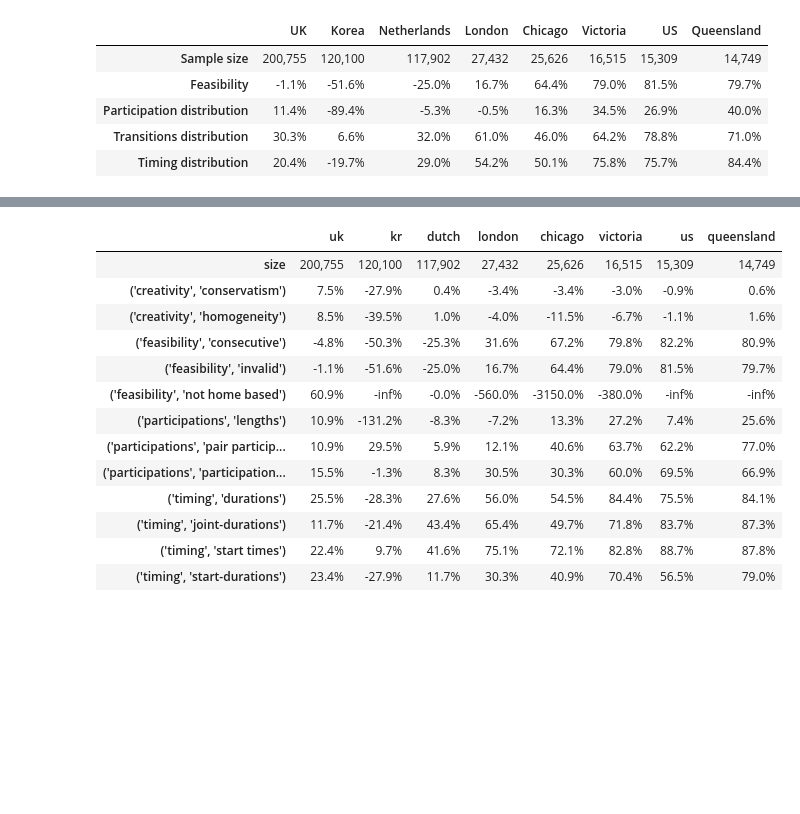
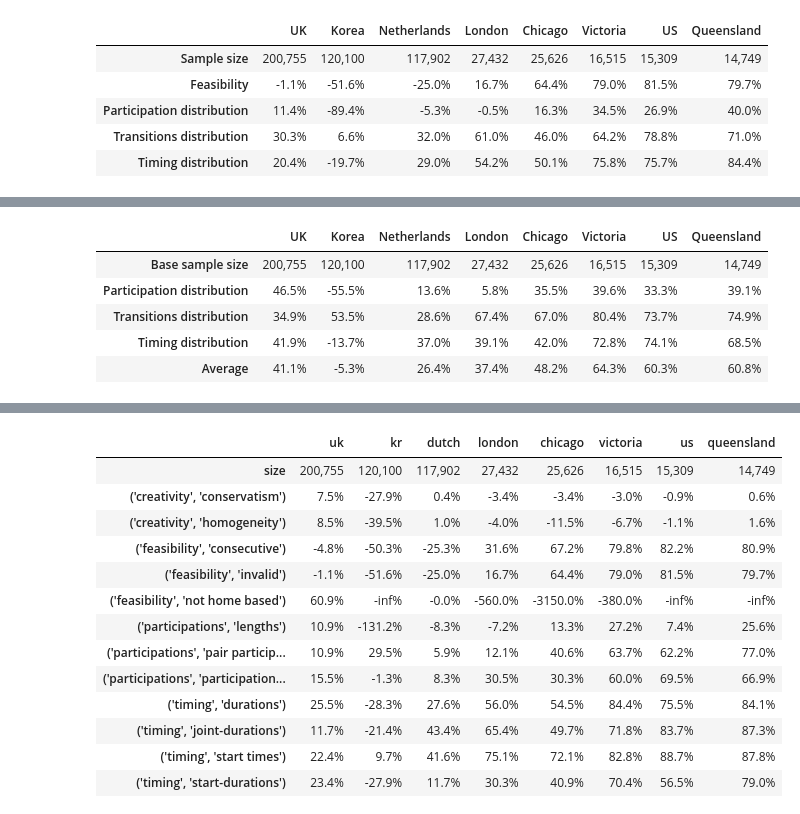
Before and after one commit to big-ucl/caveat, a Jupyter notebook: configs/foundation/analysis_world.ipynb, the cells around one changed output, grey strips where cells are left out. Saved outputs shown, nothing was run; the diff lists cells and outputs as text; code cells hidden in the pictures; blank space fills up the shorter version.

```diff
--- a/configs/foundation/analysis_world.ipynb
+++ b/configs/foundation/analysis_world.ipynb
@@ -422,0 +516,5 @@ styler(results)
+# %%
+from acteval.results import combine
+
+combined = combine({"base": res_base, "world": res})
+combined.domains
@@ -422,0 +535,89 @@ styler(results)
+# %%
+results = pd.DataFrame()
+
+for source in sources:
+    old = combined.domains.combined.distances[f"base::{source}::{source}_base"]
+    new = combined.domains.combined.distances[f"world::{source}::{source}"]
+    change = (new - old) / old
+    results[source] = change
+
+sizes_row = pd.Series(sizes, name="size").drop("training").to_frame().T
+results = pd.concat([sizes_row, results], axis=0)
+
+
+# sort cols by size
+results = results[sizes_row.T.sort_values("size", ascending=False).index]
+
+results = results.drop("creativity", axis=0)
+
+results.columns = [
+    "UK",
+    "Korea",
+    "Netherlands",
+    "London",
+    "Chicago",
+    "Victoria",
+    "US",
+    "Queensland",
+]
+
+# manually rename index
+results.index = [
+    "Base sample size",
+    "Feasibility",
+    "Participation distribution",
+    "Timing distribution",
+    "Transitions distribution",
+]
+
+# reorder rows
+results = results.loc[
+    [
+        "Base sample size",
+        # "Feasibility",
+        "Participation distribution",
+        "Transitions distribution",
+        "Timing distribution",
+    ]
+]
+
+
+def styler(df):
+    df.iloc[1:] = -df.iloc[1:]
+
+    # subset that includes only the first row, formatted as integer
+    size_subset = pd.IndexSlice[df.index[0], :]
+    # subset that excludes the first row
+    subset = pd.IndexSlice[df.index[1:], :]
+
+    styled = (
+        df.style.format("{:,.0f}", na_rep="", subset=size_subset)
+        .background_gradient(cmap="RdYlGn", vmin=-1, vmax=1, subset=subset)
+        .format("{:.1%}", na_rep="", subset=subset)
+    )
+    return styled
+
+
+average = (
+    results.loc[
+        [
+            "Participation distribution",
+            "Transitions distribution",
+            "Timing distribution",
+        ],
+        :,
+    ]
+    .mean(axis=0)
+    .to_frame(name="Average")
+    .T
+)
+
+results = pd.concat([results, average], axis=0)
+styler(results)
+# %% [output]
+|  | UK | Korea | Netherlands | London | Chicago | Victoria | US | Queensland |
+| Base sample size | 200,755 | 120,100 | 117,902 | 27,432 | 25,626 | 16,515 | 15,309 | 14,749 |
+| Participation distribution | 46.5% | -55.5% | 13.6% | 5.8% | 35.5% | 39.6% | 33.3% | 39.1% |
+| Transitions distribution | 34.9% | 53.5% | 28.6% | 67.4% | 67.0% | 80.4% | 73.7% | 74.9% |
+| Timing distribution | 41.9% | -13.7% | 37.0% | 39.1% | 42.0% | 72.8% | 74.1% | 68.5% |
+| Average | 41.1% | -5.3% | 26.4% | 37.4% | 48.2% | 64.3% | 60.3% | 60.8% |
```
Also changed, not shown: parts of 26 cells of this notebook, 9 other files.
